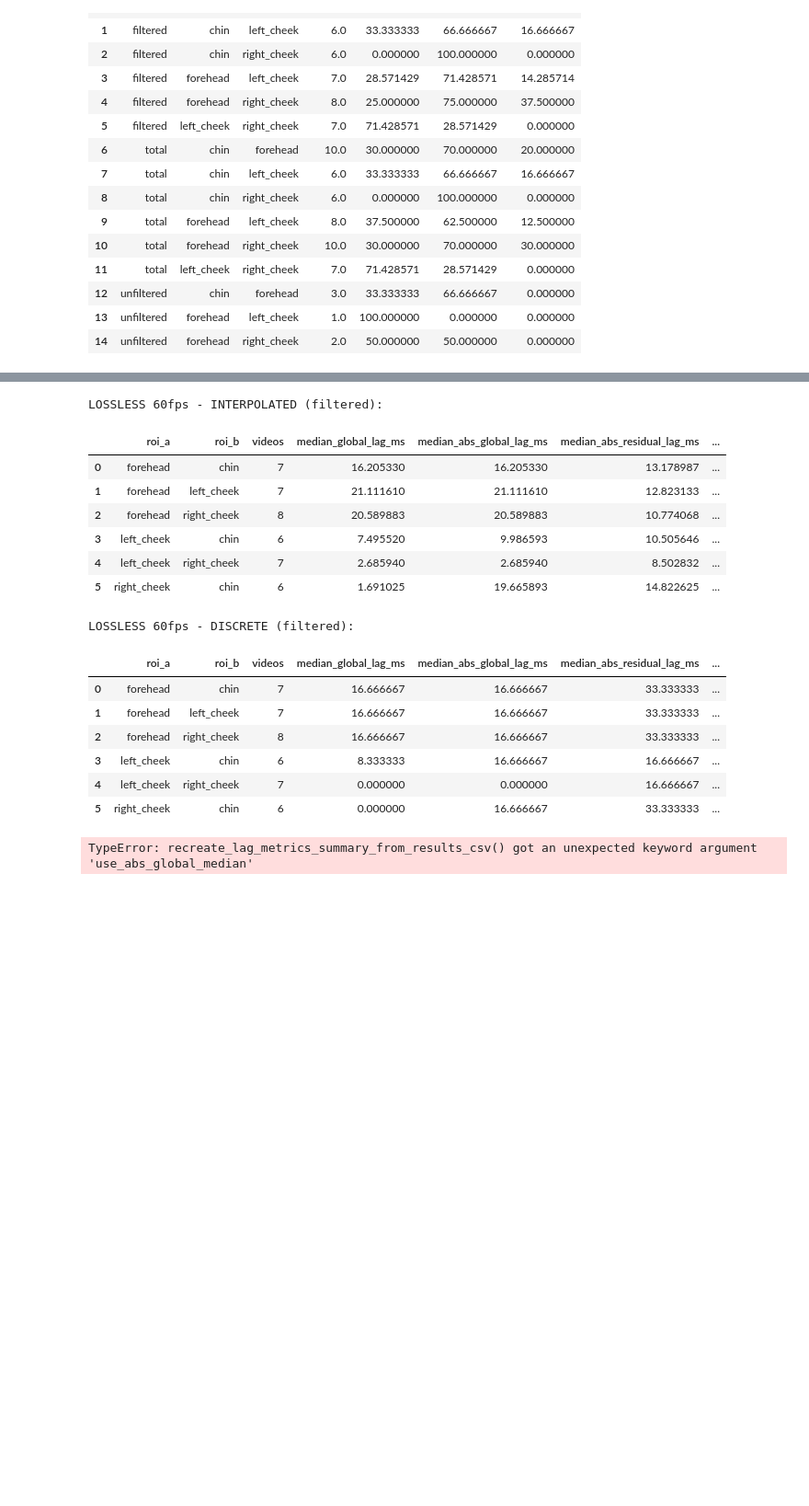
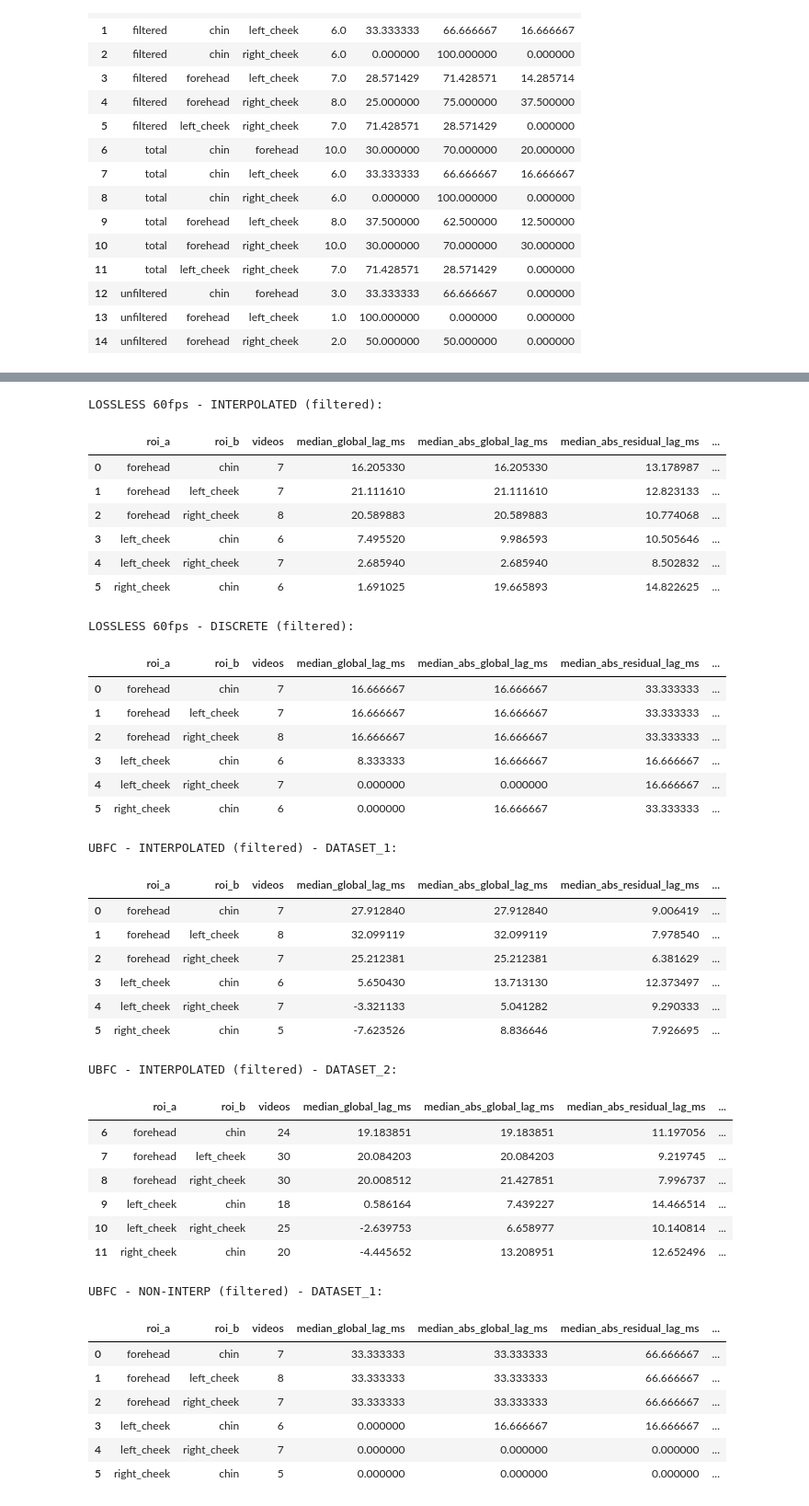
Before and after one commit to pedrwito/edge-rppg-health, a Jupyter notebook: test_methods_for_hr.ipynb, the cells around one changed output, grey strips where cells are left out. Shown at 92% size. Saved outputs shown, nothing was run; the diff lists cells and outputs as text; code cells hidden in the pictures; blank space fills up the shorter version.

```diff
--- a/test_methods_for_hr.ipynb
+++ b/test_methods_for_hr.ipynb
@@ -844,7 +845,6 @@ display(view(v60_disc).head(20))
 ubfc_interp_all = recreate_ubfc_summary_df_from_results_csv(
     "ubfc_lag_metrics_interpolated.csv",
     modes=["filtered"],
-    use_abs_global_median=True,
 )
 ubfc_nointerp_all = recreate_ubfc_summary_df_from_results_csv(
     "ubfc_lag_metrics.csv",  # this is your "non-interpolated" UBFC results file
@@ -857,31 +857,54 @@ ubfc_interp_d2 = ubfc_interp_all[ubfc_interp_all["dataset"] == "DATASET_2"].copy
 
 ubfc_nointerp_d1 = ubfc_nointerp_all[ubfc_nointerp_all["dataset"] == "DATASET_1"].copy()
 ubfc_nointerp_d2 = ubfc_nointerp_all[ubfc_nointerp_all["dataset"] == "DATASET_2"].copy()
 
 print("UBFC - INTERPOLATED (filtered) - DATASET_1:")
 display(view(ubfc_interp_d1).head(20))
 print("UBFC - INTERPOLATED (filtered) - DATASET_2:")
 display(view(ubfc_interp_d2).head(20))
 
 print("UBFC - NON-INTERP (filtered) - DATASET_1:")
 display(view(ubfc_nointerp_d1).head(20))
 print("UBFC - NON-INTERP (filtered) - DATASET_2:")
 display(view(ubfc_nointerp_d2).head(20))
 # %% [output]
 LOSSLESS 60fps - INTERPOLATED (filtered):
 |  | roi_a | roi_b | videos | median_global_lag_ms | median_abs_global_lag_ms | median_abs_residual_lag_ms | ... |
 | 0 | forehead | chin | 7 | 16.205330 | 16.205330 | 13.178987 | ... |
 | 1 | forehead | left_cheek | 7 | 21.111610 | 21.111610 | 12.823133 | ... |
 | 2 | forehead | right_cheek | 8 | 20.589883 | 20.589883 | 10.774068 | ... |
 | 3 | left_cheek | chin | 6 | 7.495520 | 9.986593 | 10.505646 | ... |
 | 4 | left_cheek | right_cheek | 7 | 2.685940 | 2.685940 | 8.502832 | ... |
 | 5 | right_cheek | chin | 6 | 1.691025 | 19.665893 | 14.822625 | ... |
 LOSSLESS 60fps - DISCRETE (filtered):
 |  | roi_a | roi_b | videos | median_global_lag_ms | median_abs_global_lag_ms | median_abs_residual_lag_ms | ... |
 | 0 | forehead | chin | 7 | 16.666667 | 16.666667 | 33.333333 | ... |
 | 1 | forehead | left_cheek | 7 | 16.666667 | 16.666667 | 33.333333 | ... |
 | 2 | forehead | right_cheek | 8 | 16.666667 | 16.666667 | 33.333333 | ... |
 | 3 | left_cheek | chin | 6 | 8.333333 | 16.666667 | 16.666667 | ... |
 | 4 | left_cheek | right_cheek | 7 | 0.000000 | 0.000000 | 16.666667 | ... |
 | 5 | right_cheek | chin | 6 | 0.000000 | 16.666667 | 33.333333 | ... |
-TypeError: recreate_lag_metrics_summary_from_results_csv() got an unexpected keyword argument 'use_abs_global_median'
+UBFC - INTERPOLATED (filtered) - DATASET_1:
+|  | roi_a | roi_b | videos | median_global_lag_ms | median_abs_global_lag_ms | median_abs_residual_lag_ms | ... |
+| 0 | forehead | chin | 7 | 27.912840 | 27.912840 | 9.006419 | ... |
+| 1 | forehead | left_cheek | 8 | 32.099119 | 32.099119 | 7.978540 | ... |
+| 2 | forehead | right_cheek | 7 | 25.212381 | 25.212381 | 6.381629 | ... |
+| 3 | left_cheek | chin | 6 | 5.650430 | 13.713130 | 12.373497 | ... |
+| 4 | left_cheek | right_cheek | 7 | -3.321133 | 5.041282 | 9.290333 | ... |
+| 5 | right_cheek | chin | 5 | -7.623526 | 8.836646 | 7.926695 | ... |
+UBFC - INTERPOLATED (filtered) - DATASET_2:
+|  | roi_a | roi_b | videos | median_global_lag_ms | median_abs_global_lag_ms | median_abs_residual_lag_ms | ... |
+| 6 | forehead | chin | 24 | 19.183851 | 19.183851 | 11.197056 | ... |
+| 7 | forehead | left_cheek | 30 | 20.084203 | 20.084203 | 9.219745 | ... |
+| 8 | forehead | right_cheek | 30 | 20.008512 | 21.427851 | 7.996737 | ... |
+| 9 | left_cheek | chin | 18 | 0.586164 | 7.439227 | 14.466514 | ... |
+| 10 | left_cheek | right_cheek | 25 | -2.639753 | 6.658977 | 10.140814 | ... |
+| 11 | right_cheek | chin | 20 | -4.445652 | 13.208951 | 12.652496 | ... |
+UBFC - NON-INTERP (filtered) - DATASET_1:
+|  | roi_a | roi_b | videos | median_global_lag_ms | median_abs_global_lag_ms | median_abs_residual_lag_ms | ... |
+| 0 | forehead | chin | 7 | 33.333333 | 33.333333 | 66.666667 | ... |
+| 1 | forehead | left_cheek | 8 | 33.333333 | 33.333333 | 66.666667 | ... |
+| 2 | forehead | right_cheek | 7 | 33.333333 | 33.333333 | 66.666667 | ... |
+| 3 | left_cheek | chin | 6 | 0.000000 | 16.666667 | 16.666667 | ... |
+| 4 | left_cheek | right_cheek | 7 | 0.000000 | 0.000000 | 0.000000 | ... |
+| 5 | right_cheek | chin | 5 | 0.000000 | 0.000000 | 0.000000 | ... |
```
Also changed, not shown: parts of 2 cells of this notebook.
